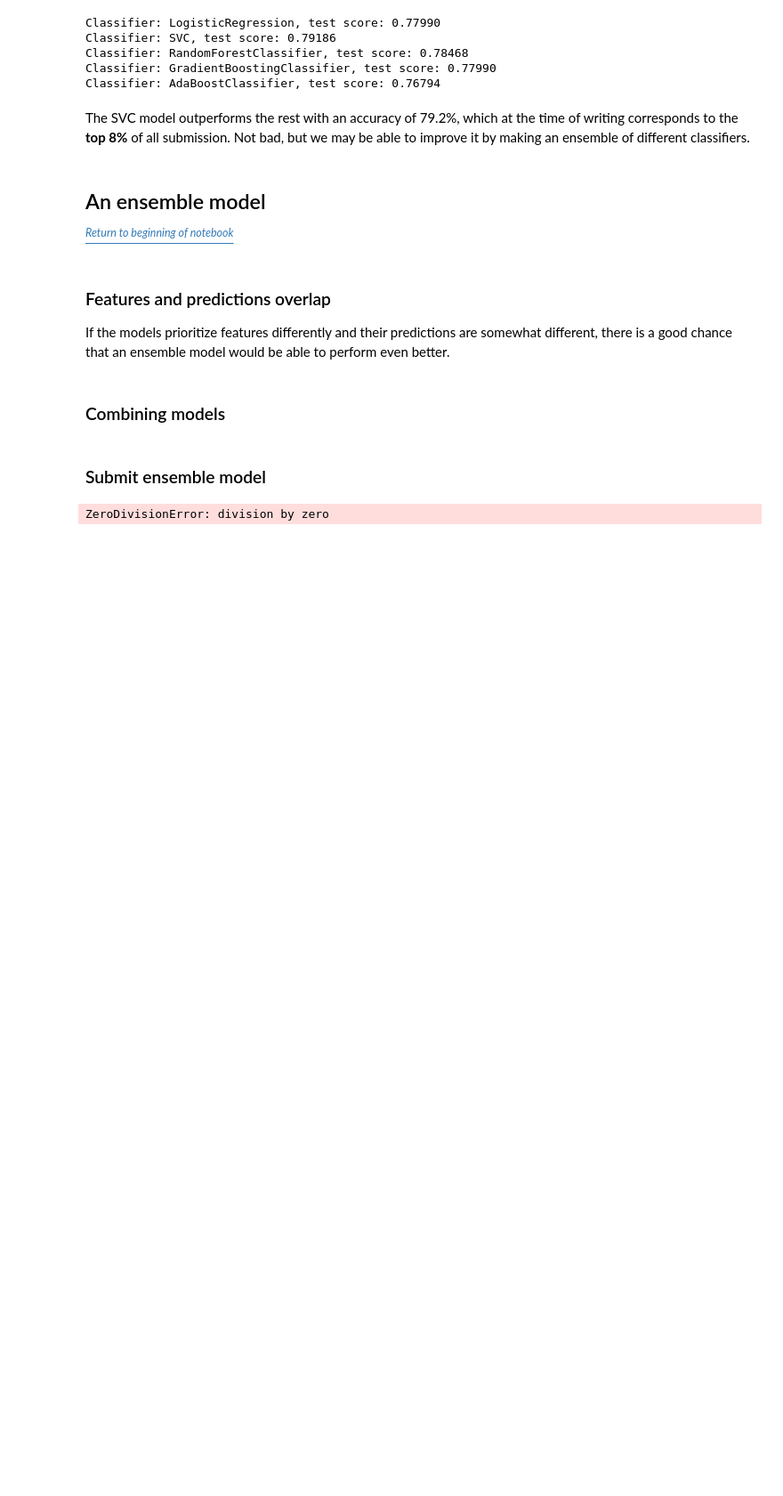
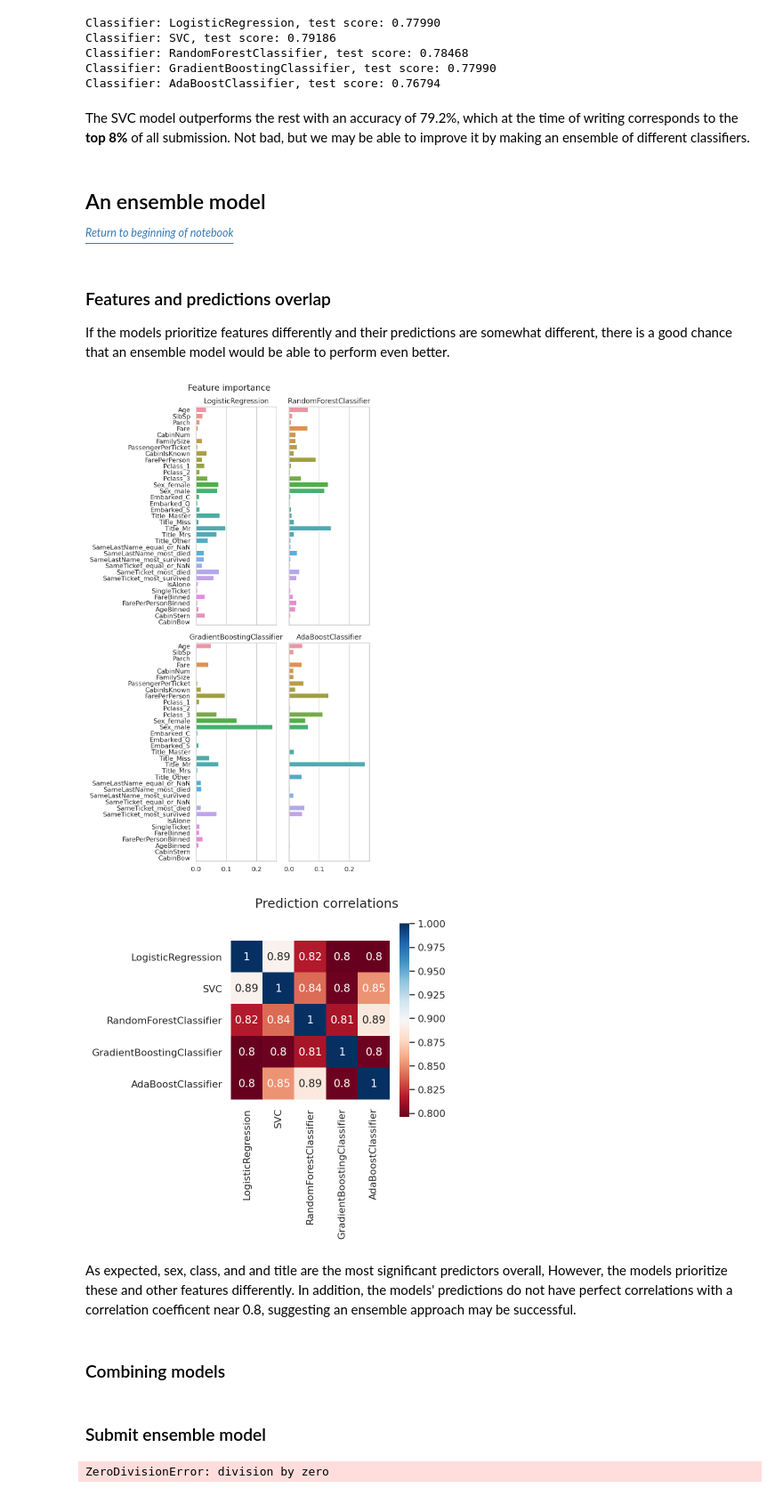
Before and after one commit to dwitvliet/kaggle-titanic, a Jupyter notebook: kaggle-titanic.ipynb, the cells around one changed output. Shown at 89% size. Saved outputs shown, nothing was run; the diff lists cells and outputs as text; code cells hidden in the pictures; blank space fills up the shorter version.

Commit message:
Added analysis of feature importance and predictions of different classifiers

```diff
--- a/kaggle-titanic.ipynb
+++ b/kaggle-titanic.ipynb
@@ -693,6 +691,49 @@ _[<sup>Return to beginning of notebook</sup>](#Kaggle-Titanic-challenge)_
 ### Features and predictions overlap
 
 If the models prioritize features differently and their predictions are somewhat different, there is a good chance that an ensemble model would be able to perform even better.
+# %%
+# Initialize figure for feature importance.
+fig, axes = plt.subplots(2, 2, figsize=(7, 12), sharex='all', sharey='all')
+fig.suptitle('Feature importance');
+axes = axes.flatten()
+ax_i = 0
+
+# Iterate each model.
+predictions = pd.DataFrame(index=test.index)
+for classifier in classifiers:
+    # Load the model from disk.
+    classifier_name = classifier.__class__.__name__
+    model = joblib.load(
+        os.path.join(f'models/grid_search_{classifier.__class__.__name__}.pkl')
+    ).best_estimator_
+
+    # Store predictions.
+    predictions[classifier_name] = model.predict(test)
+
+    # Plot feature importance.
+    if classifier_name == 'SVC': # SVC has no feature importance for non-linear kernels
+        continue
+    if classifier_name == 'LogisticRegression':
+        feature_importance = abs(model.coef_)[0] / np.sum(abs(model.coef_))
+    else:
+        feature_importance = model.feature_importances_
+
+    sns.barplot(x=feature_importance, y=test.columns, ax=axes[ax_i])
+    axes[ax_i].set_title(classifier_name)
+
+    ax_i += 1
+
+plt.tight_layout()
+
+# Plot correlation of predictions.
+fig, ax = plt.subplots(figsize=(4, 4))
+fig.suptitle('Prediction correlations');
+sns.heatmap(predictions.corr(), square=True, cmap='RdBu', annot=True, ax=ax);
+# %% [output]
+[figure, added]
+[figure, added]
+# %% [markdown]
+As expected, sex, class, and and title are the most significant predictors overall, However, the models prioritize these and other features differently. In addition, the models' predictions do not have perfect correlations with a correlation coefficent near 0.8, suggesting an ensemble approach may be successful.
 # %% [markdown]
 ### Combining models
 # %% [markdown]
```
Also changed, not shown: parts of 2 cells of this notebook.
